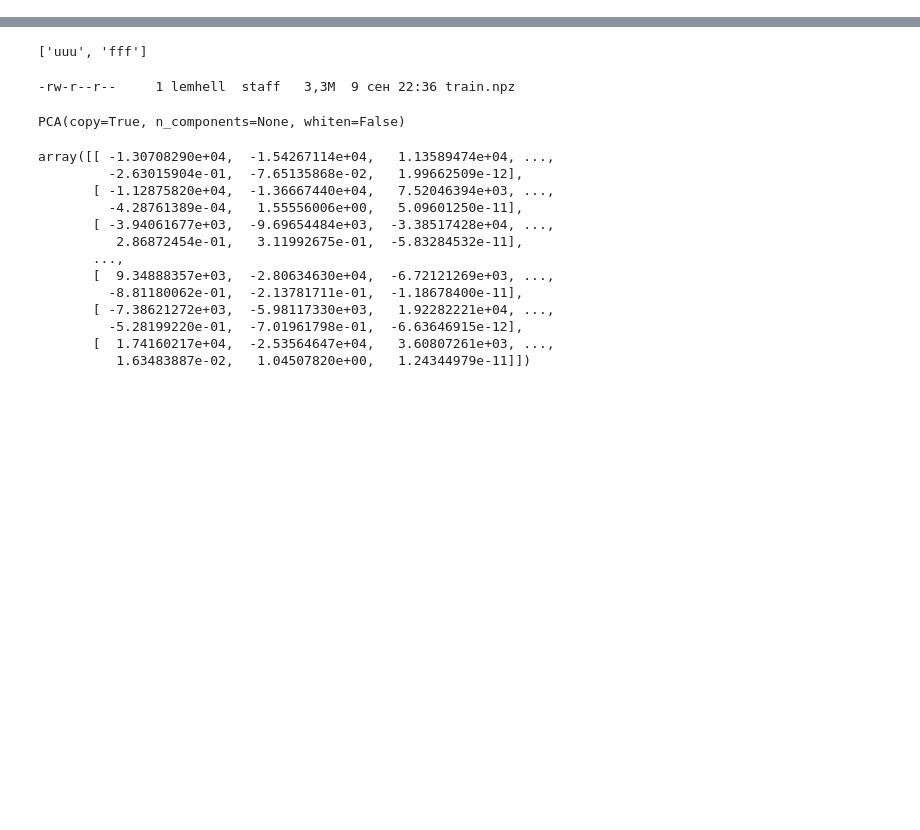
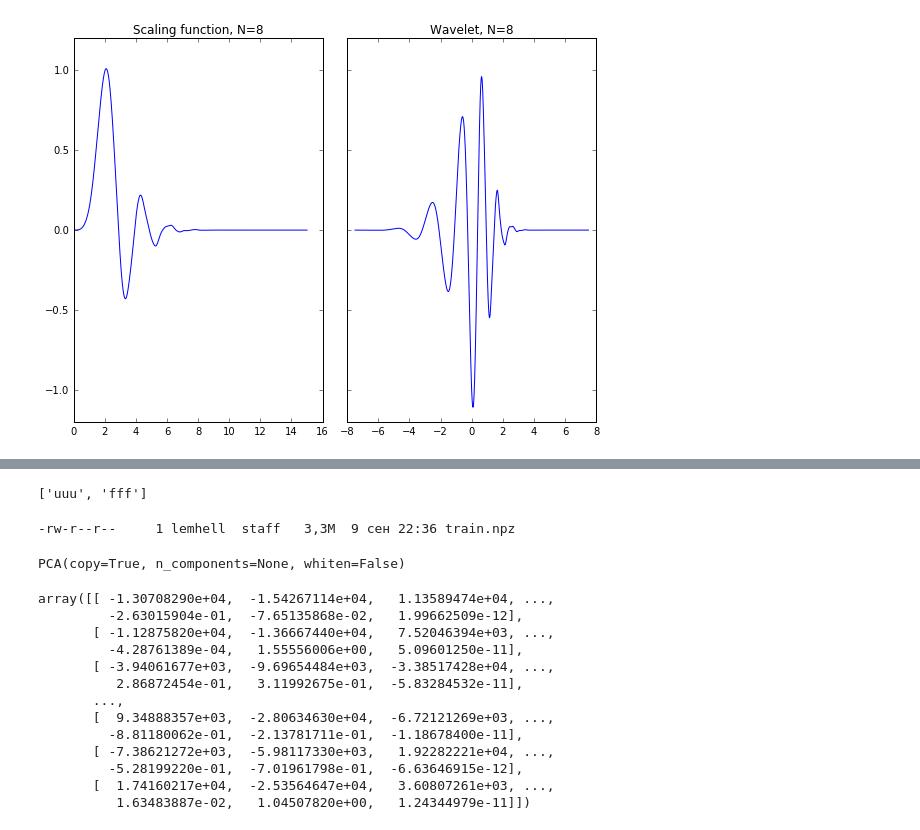
Before and after one commit to magecon/seizure_prediction, a Jupyter notebook: Kaggle Seizures.ipynb, the cells around one changed output, grey strips where cells are left out. Saved outputs shown, nothing was run; the diff lists cells and outputs as text; code cells hidden in the pictures; blank space fills up the shorter version.

```diff
--- a/Kaggle Seizures.ipynb
+++ b/Kaggle Seizures.ipynb
@@ -10,0 +99,18 @@ import matplotlib.pyplot as plt
+# %%
+db8 = pywt.Wavelet('db8')
+scaling, wavelet, x = db8.wavefun()
+
+fig, axes = plt.subplots(1, 2, sharey=True, figsize=(8,6))
+ax1, ax2 = axes
+
+ax1.plot(x, scaling);
+ax1.set_title('Scaling function, N=8');
+ax1.set_ylim(-1.2, 1.2);
+
+ax2.set_title('Wavelet, N=8');
+ax2.tick_params(labelleft=False);
+ax2.plot(x-x.mean(), wavelet);
+
+fig.tight_layout()
+# %% [output]
+[figure, added]
```
Also changed, not shown: parts of 10 cells of this notebook.
